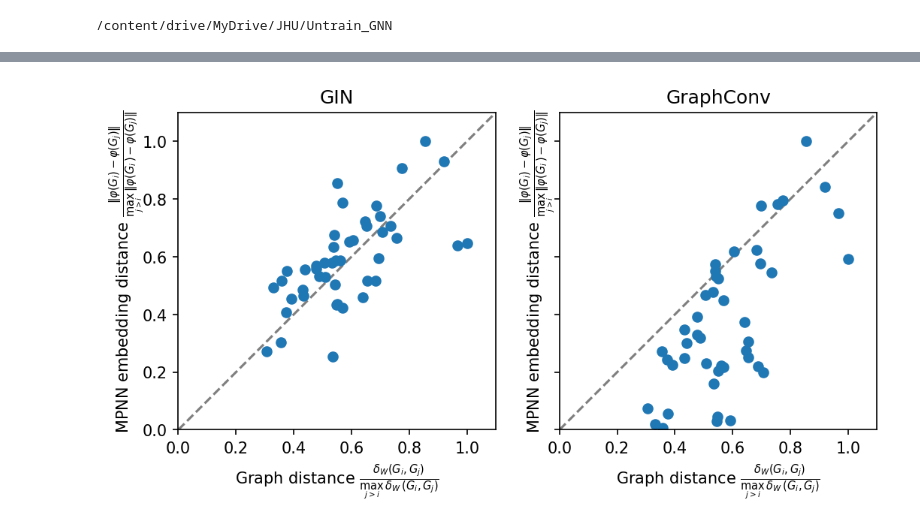
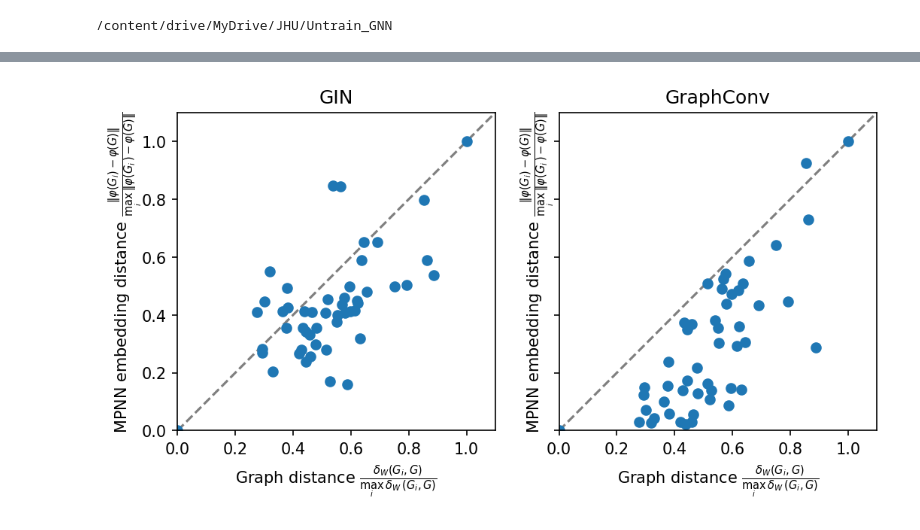
Before and after one commit to nhuang37/finegrain_expressivity_GNN, a Jupyter notebook: Finegrain_MPNN_evaluation.ipynb, the cells around one changed output, grey strips where cells are left out. Saved outputs shown, nothing was run; the diff lists cells and outputs as text; code cells hidden in the pictures.

```diff
--- a/Finegrain_MPNN_evaluation.ipynb
+++ b/Finegrain_MPNN_evaluation.ipynb
@@ -189,19 +194,20 @@ torch.Tensor
 # %%
-def compute_pairwise_distance(graph_set, metric="Wasserstein"):
+def compute_seq_distance(graph_set, metric="Wasserstein"):
   '''
-  Compute the pairwise distance metric of the graph set
-  Return a nxn symmetric matrix, where n = |graph_set|
+  Compute the distance metric of the graph set w.r.t last element
+  Return a list of distance with length = |graph_set|
   '''
   num_G = len(graph_set)
-  pair_dist = np.zeros((num_G, num_G))
-  for i in range(num_G):
-    for j in range(i+1, num_G):
-      if metric == "Wasserstein":
-        dist = distance.demoRun(graph_set[i], graph_set[j],"Wasserstein distance", "flow, at most 3 iterations after refinement",
+  seq_dist = np.zeros(num_G)
+  for i in range(num_G-1):
+    if metric == "Wasserstein":
+      dist = distance.demoRun(graph_set[i], graph_set[-1],"Wasserstein distance", "flow, at most 3 iterations after refinement",
                               distance.wassersteinMinCostFlow, convIterationBound = 3)
-      elif metric == "Euclidean":
-        assert type(graph_set[0]) == torch.Tensor, "must pass in graph Euclidean embedding!"
-        dist = torch.linalg.vector_norm(graph_set[i] - graph_set[j])
-      pair_dist[i,j] = dist
-      pair_dist[j,i] = dist
-  return pair_dist
+    elif metric == "Euclidean":
+      assert type(graph_set[0]) == torch.Tensor, "must pass in graph Euclidean embedding!"
+      dist = torch.linalg.vector_norm(graph_set[i] - graph_set[-1])
+    else:
+      NotImplementedError
+    seq_dist[i] = dist
+
+  return seq_dist
@@ -232,0 +214,2 @@ plt.imshow(pair_dist)
+# %%
+graph_dist = compute_seq_distance(graphs)
@@ -265,5 +266,5 @@ for data in graph_loader:
   MPNN_embeds['GIN'].append(GIN_block(data))
   MPNN_embeds['GC'].append(GC_block(data))
 # %%
-pair_dist_GIN = compute_pairwise_distance(MPNN_embeds['GIN'][0], metric="Euclidean")
-pair_dist_GC = compute_pairwise_distance(MPNN_embeds['GC'][0], metric="Euclidean")
+GIN_dist = compute_seq_distance(MPNN_embeds['GIN'][0], metric="Euclidean")
+GC_dist = compute_seq_distance(MPNN_embeds['GC'][0], metric="Euclidean")
@@ -280,28 +271,27 @@ plt.imshow(pair_dist_GC)
 # %%
-upper_mask = np.triu_indices(num_G, 1)
 
 fig, axs = plt.subplots(ncols=2, sharex=True, sharey=True, figsize=(8,4), dpi=150)
-axs[0].scatter(pair_dist[upper_mask]/pair_dist[upper_mask].max(), pair_dist_GIN[upper_mask]/pair_dist_GIN[upper_mask].max())
+axs[0].scatter(graph_dist/graph_dist.max(), GIN_dist/GIN_dist.max())
 axs[0].set_title("GIN")
 
-axs[1].scatter(pair_dist[upper_mask]/pair_dist[upper_mask].max(), pair_dist_GC[upper_mask]/pair_dist_GC[upper_mask].max())
+axs[1].scatter(graph_dist/graph_dist.max(), GC_dist/GC_dist.max())
 axs[1].set_title("GraphConv")
 
 lims = [0, 1.1]
 
 for ax in axs:
   ax.plot(lims, lims, 'k--', alpha=0.5, zorder=0)
   ax.set_aspect('equal')
-  ax.set_xlabel(r"Graph distance $\frac{\delta_W(G_i, G_j)}{\max_{j>i} \, \delta_W(G_i, G_j)}$", ha='center')
-  ax.set_ylabel(r"MPNN embedding distance $\frac{\| \varphi(G_i) - \varphi(G_j) \|}{\max_{j>i} \, \| \varphi(G_i) - \varphi(G_j) \|}$", va='center', rotation='vertical', labelpad=10)
+  ax.set_xlabel(r"Graph distance $\frac{\delta_W(G_i, G)}{\max_{i} \, \delta_W(G_i, G)}$", ha='center')
+  ax.set_ylabel(r"MPNN embedding distance $\frac{\| \varphi(G_i) - \varphi(G) \|}{\max_{i} \, \| \varphi(G_i) - \varphi(G) \|}$", va='center', rotation='vertical', labelpad=10)
 
 plt.xlim(lims[0],lims[1])
 plt.ylim(lims[0],lims[1])
 
 #plt.xlabel()
 #plt.ylabel()
 #fig.tight_layout()
 plt.show()
 #len(pair_dist[upper_mask])
 # %% [output]
-[figure, old version]
+[figure, new version]
```
Also changed, not shown: parts of 12 cells of this notebook.
